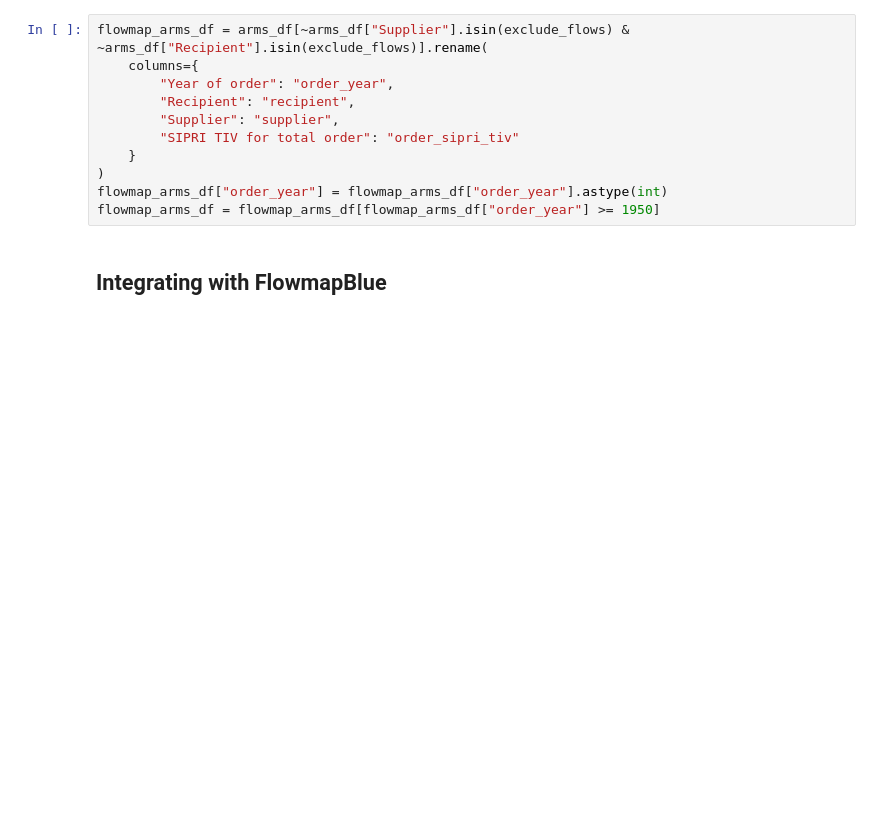
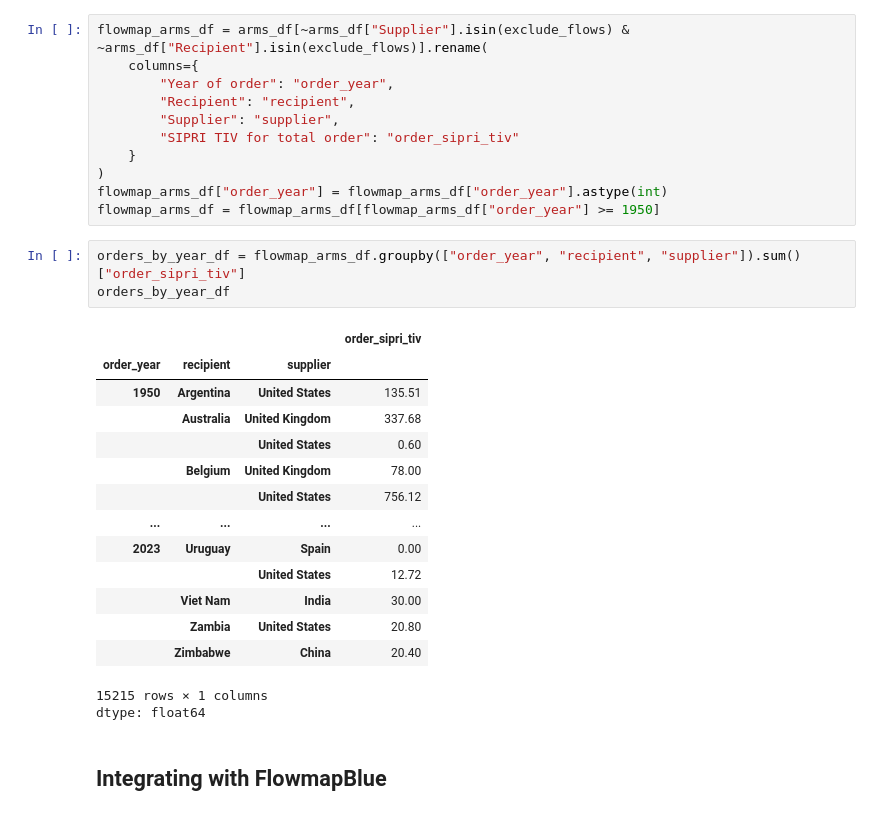
Before and after one commit to PUBPOL-2130/notebooks, a Jupyter notebook: helper-notebooks/Week5-supplemental.ipynb, the cells around one changed output. Saved outputs shown, nothing was run; the diff lists cells and outputs as text; blank space fills up the shorter version.

```diff
--- a/helper-notebooks/Week5-supplemental.ipynb
+++ b/helper-notebooks/Week5-supplemental.ipynb
@@ -197,6 +197,25 @@ flowmap_arms_df = arms_df[~arms_df["Supplier"].isin(exclude_flows) & ~arms_df["R
 )
 flowmap_arms_df["order_year"] = flowmap_arms_df["order_year"].astype(int)
 flowmap_arms_df = flowmap_arms_df[flowmap_arms_df["order_year"] >= 1950]
+# %%
+orders_by_year_df = flowmap_arms_df.groupby(["order_year", "recipient", "supplier"]).sum()["order_sipri_tiv"]
+orders_by_year_df
+# %% [output]
+|  |  |  | order_sipri_tiv |
+| order_year | recipient | supplier |  |
+| 1950 | Argentina | United States | 135.51 |
+|  | Australia | United Kingdom | 337.68 |
+|  |  | United States | 0.60 |
+|  | Belgium | United Kingdom | 78.00 |
+|  |  | United States | 756.12 |
+| ... | ... | ... | ... |
+| 2023 | Uruguay | Spain | 0.00 |
+|  |  | United States | 12.72 |
+|  | Viet Nam | India | 30.00 |
+|  | Zambia | United States | 20.80 |
+|  | Zimbabwe | China | 20.40 |
+15215 rows × 1 columns
+dtype: float64
 # %% [markdown]
 ## Integrating with FlowmapBlue
 # %% [markdown]
```
Also changed, not shown: parts of 9 cells of this notebook.
